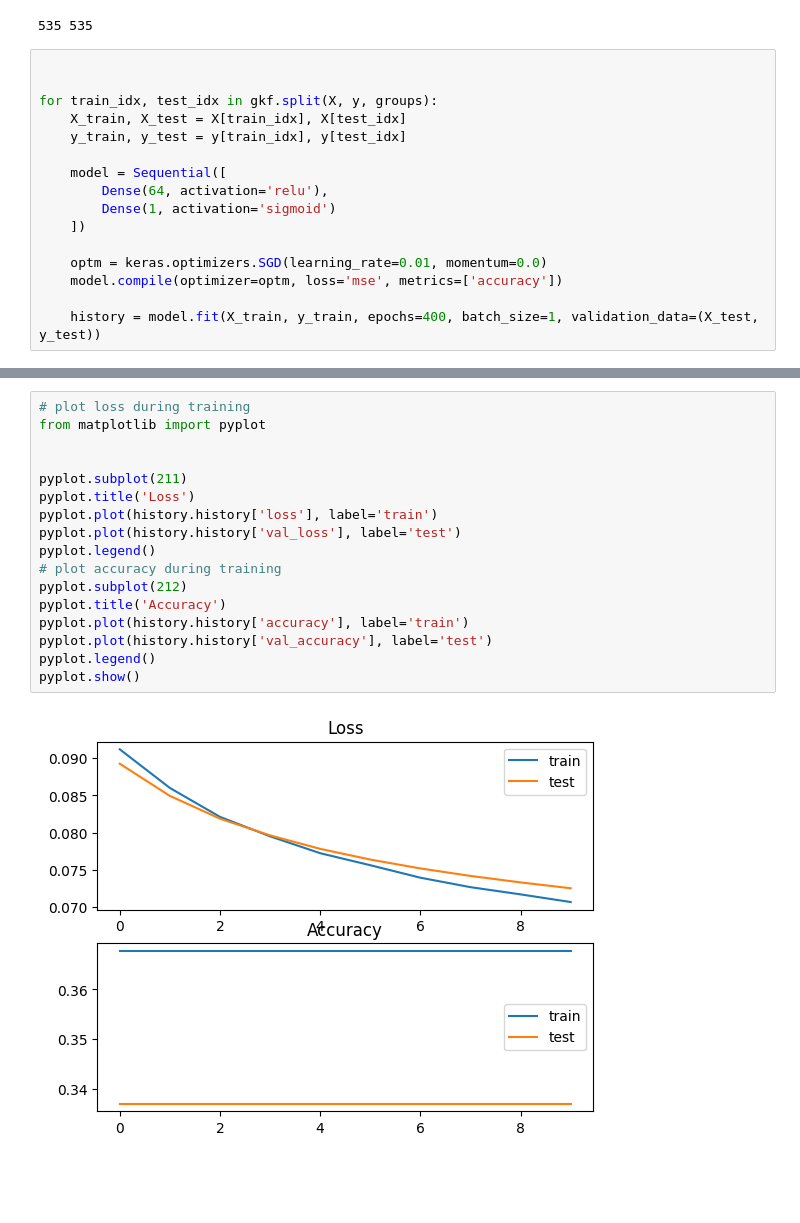
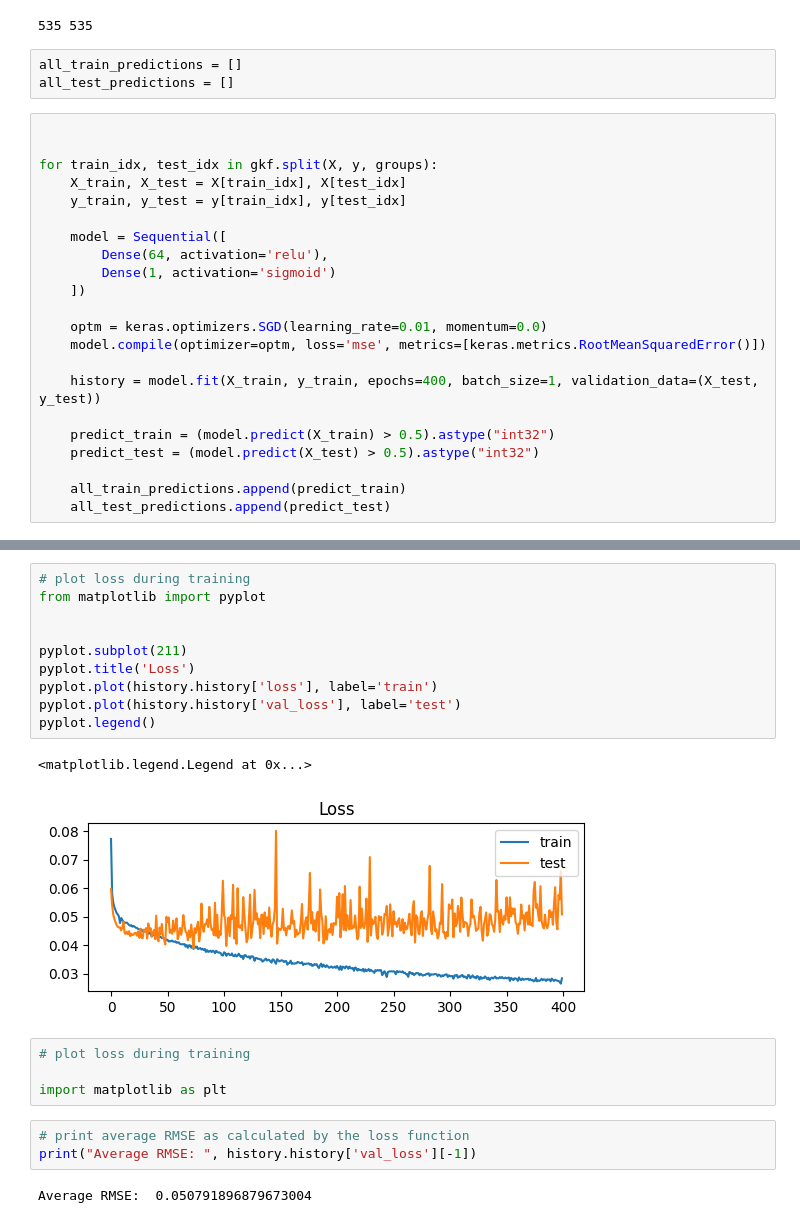
Before and after one commit to aoife-mulligan/ct413, a Jupyter notebook: keras.ipynb, the cells around one changed output, grey strips where cells are left out. Cells and saved outputs as stored; diff of their text form; blank space fills up the shorter version.

Commit message:
Trained Keras Model

```diff
--- a/keras.ipynb
+++ b/keras.ipynb
@@ -31,6 +38,9 @@ l1size = 3
 print(len(X), len(y))
 # %% [output]
 535 535
+# %%
+all_train_predictions = []
+all_test_predictions = []
 # %%
 
 
@@ -44,8 +54,14 @@ for train_idx, test_idx in gkf.split(X, y, groups):
     ])
 
     optm = keras.optimizers.SGD(learning_rate=0.01, momentum=0.0)
-    model.compile(optimizer=optm, loss='mse', metrics=['accuracy'])
+    model.compile(optimizer=optm, loss='mse', metrics=[keras.metrics.RootMeanSquaredError()])
 
     history = model.fit(X_train, y_train, epochs=400, batch_size=1, validation_data=(X_test, y_test))
+
+    predict_train = (model.predict(X_train) > 0.5).astype("int32")
+    predict_test = (model.predict(X_test) > 0.5).astype("int32")
+
+    all_train_predictions.append(predict_train)
+    all_test_predictions.append(predict_test)
 # %% [output]
 Epoch 1/400
@@ -68,19 +84,22 @@ Epoch 263/400
 # %%
 # plot loss during training
 from matplotlib import pyplot
 
 
 pyplot.subplot(211)
 pyplot.title('Loss')
 pyplot.plot(history.history['loss'], label='train')
 pyplot.plot(history.history['val_loss'], label='test')
 pyplot.legend()
-# plot accuracy during training
-pyplot.subplot(212)
-pyplot.title('Accuracy')
-pyplot.plot(history.history['accuracy'], label='train')
-pyplot.plot(history.history['val_accuracy'], label='test')
-pyplot.legend()
-pyplot.show()
 # %% [output]
+<matplotlib.legend.Legend at 0x...>
-[figure, old version]
+[figure, new version]
+# %%
+# plot loss during training
+
+import matplotlib as plt
+# %%
+# print average RMSE as calculated by the loss function
+print("Average RMSE: ", history.history['val_loss'][-1])
+# %% [output]
+Average RMSE:  0.050791896879673004
```
Also changed, not shown: parts of 2 cells of this notebook, 2 other files.
